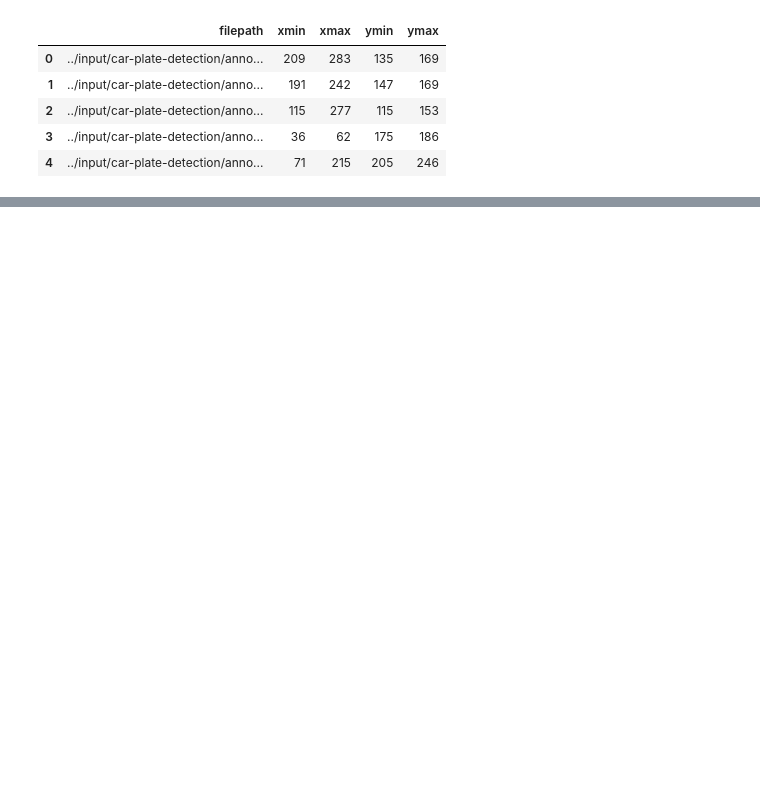
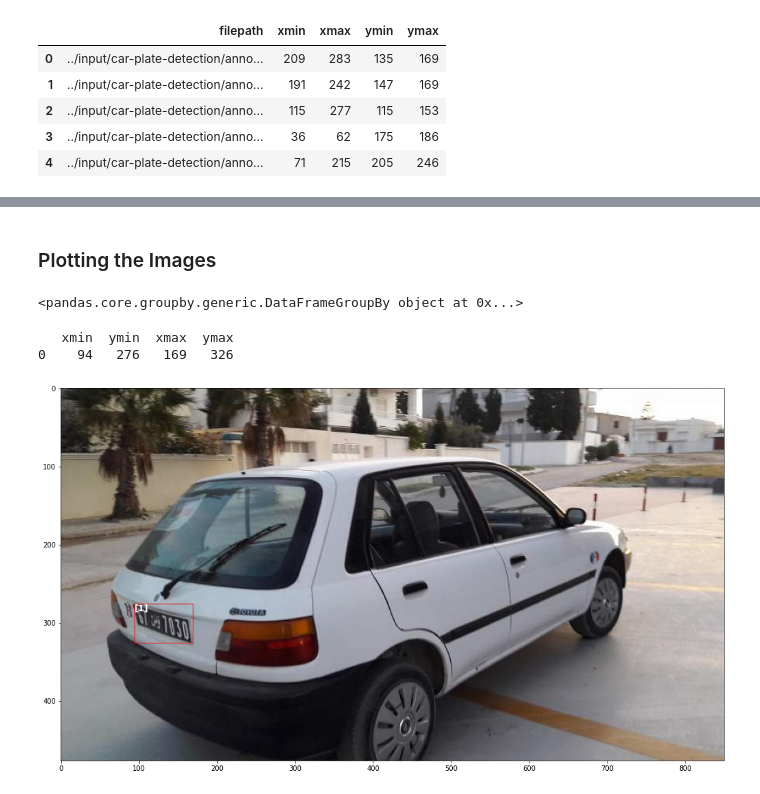
Before and after one commit to koleshjr/Computer-Vision-for-License-Plate-Recognition-, a Jupyter notebook: car-license-plate-detection.ipynb, the cells around one changed output, grey strips where cells are left out. Drawn from its saved outputs; the diff is of its cells as text; code cells hidden in the pictures; blank space fills up the shorter version.

```diff
--- a/car-license-plate-detection.ipynb
+++ b/car-license-plate-detection.ipynb
@@ -102,0 +106,36 @@ df.shape, valid_df.shape
+# %%
+classes_la = {"license": 1}
+
+df["class"] = df["class"].apply(lambda x: classes_la[x])
+valid_df["class"] = valid_df["class"].apply(lambda x: classes_la[x])
+# %% [markdown]
+### Plotting the Images
+# %%
+# group by all bounding boxes (bbox)
+df_grp = df.groupby(['img_id'])
+df_grp
+# %% [output]
+<pandas.core.groupby.generic.DataFrameGroupBy object at 0x...>
+# %%
+path = '/kaggle/input/license-plates/license_plates/license_plates/license_plates_detection_train/license_plates_detection_train/'
+def plot_image(image_name):
+    image_group = df_grp.get_group(image_name)
+    bbox = image_group.loc[:,['xmin', 'ymin', 'xmax', 'ymax']]
+    img = immg.imread(path+name)
+    fig,ax = plt.subplots(figsize=(18,10))
+    ax.imshow(img,cmap='binary')
+    for i in range(len(bbox)):
+        box = bbox.iloc[i].values
+        print(bbox)
+        x,y,w,h = box[0], box[1], box[2]-box[0], box[3]-box[1]
+        rect = matplotlib.patches.Rectangle((x,y),w,h,linewidth=1,edgecolor='r',facecolor='none',)
+        ax.text(*box[:2], image_group["class"].values, verticalalignment='top', color='white', fontsize=13, weight='bold')
+        ax.add_patch(rect)
+    plt.show()
+# %%
+name = df.img_id.unique()[0]
+plot_image(name)
+# %% [output]
+   xmin  ymin  xmax  ymax
+0    94   276   169   326
+[figure, added]
```
Also changed, not shown: parts of 5 cells of this notebook.
